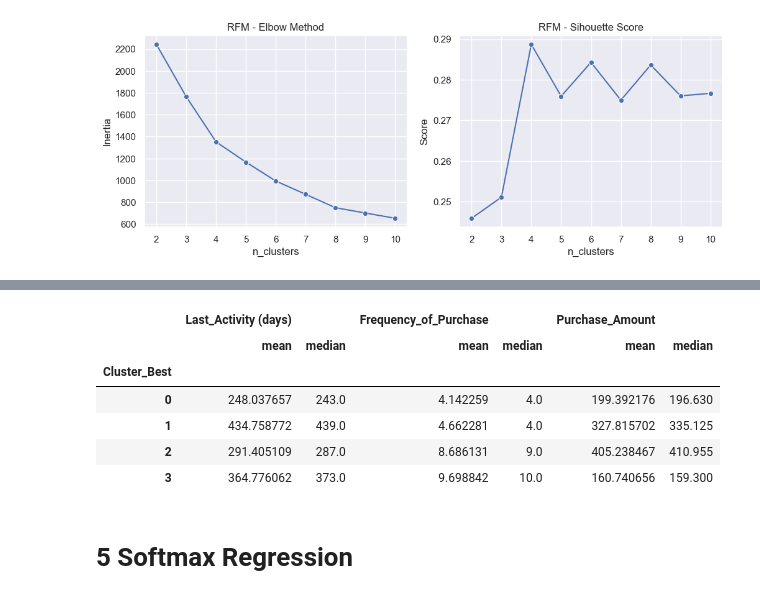
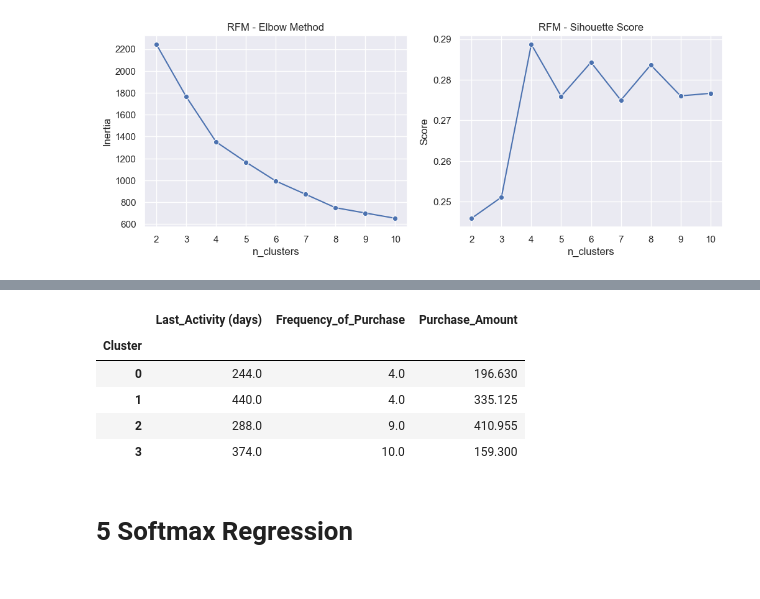
Before and after one commit to emsif84/clustering_ecommerce, a Jupyter notebook: clustering.ipynb, the cells around one changed output, grey strips where cells are left out. Saved outputs shown, nothing was run; the diff lists cells and outputs as text; code cells hidden in the pictures.

```diff
--- a/clustering.ipynb
+++ b/clustering.ipynb
@@ -557,7 +557,7 @@ kmeans_best = KMeans(n_clusters=4,random_state=42)
 cluster_best = kmeans_best.fit(cluster_filter_scale)
 
 #add labels to dataframe
-data['Cluster_Best'] = cluster_best.labels_
+data['Cluster'] = cluster_best.labels_
 # %%
 #Plot distribution cluster among RFM Features
 fig, ax = plt.subplots(1,3,figsize=(12,4))
@@ -592,11 +635,10 @@ data['Cluster_Best'] \
 # %%
-#Mean and Median for each Cluster among RFM Features
-data.groupby('Cluster_Best')[cluster_features].agg(['mean','median'])
+#Median for each Cluster among RFM Features
+data.groupby('Cluster')[cluster_features].median()
 # %% [output]
-|  | Last_Activity (days) |  | Frequency_of_Purchase |  | Purchase_Amount |  |
-|  | mean | median | mean | median | mean | median |
-| Cluster_Best |  |  |  |  |  |  |
-| 0 | 248.037657 | 243.0 | 4.142259 | 4.0 | 199.392176 | 196.630 |
-| 1 | 434.758772 | 439.0 | 4.662281 | 4.0 | 327.815702 | 335.125 |
-| 2 | 291.405109 | 287.0 | 8.686131 | 9.0 | 405.238467 | 410.955 |
-| 3 | 364.776062 | 373.0 | 9.698842 | 10.0 | 160.740656 | 159.300 |
+|  | Last_Activity (days) | Frequency_of_Purchase | Purchase_Amount |
+| Cluster |  |  |  |
+| 0 | 244.0 | 4.0 | 196.630 |
+| 1 | 440.0 | 4.0 | 335.125 |
+| 2 | 288.0 | 9.0 | 410.955 |
+| 3 | 374.0 | 10.0 | 159.300 |
```
Also changed, not shown: parts of 9 cells of this notebook, 1 other file.
